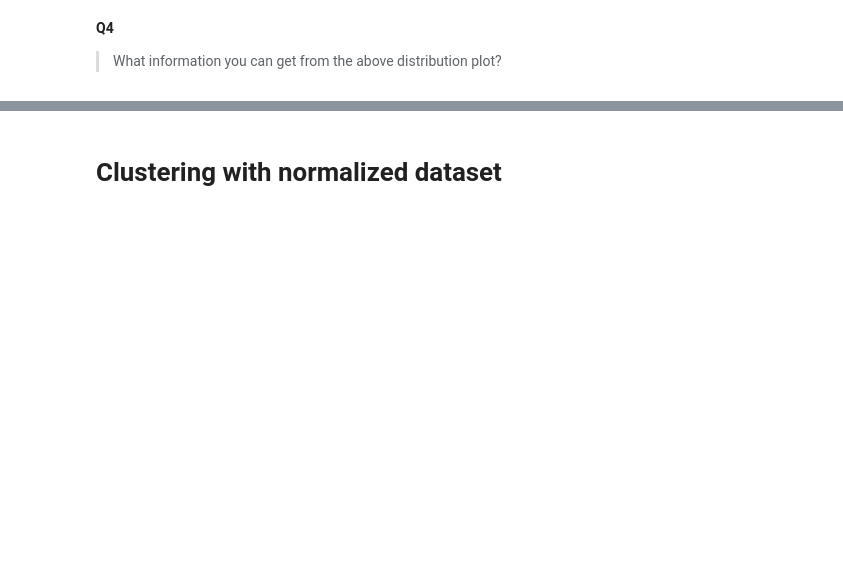
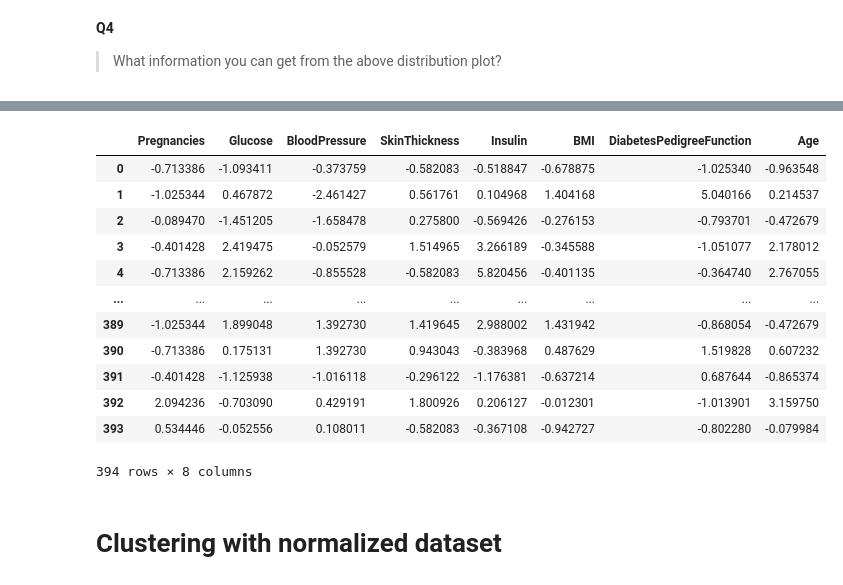
Before and after one commit to thilinib/CBM101, a Jupyter notebook: E_Macine_Learning/2_clustering_diabetes.ipynb, the cells around one changed output, grey strips where cells are left out. Drawn from its saved outputs; the diff is of its cells as text; code cells hidden in the pictures; blank space fills up the shorter version.

```diff
--- a/E_Macine_Learning/2_clustering_diabetes.ipynb
+++ b/E_Macine_Learning/2_clustering_diabetes.ipynb
@@ -117,3 +297,20 @@ s = setup(df, normalize=True, ignore_features='Outcome')
+# %%
+# get X_transformed
+get_config('X_transformed')
+# %% [output]
+|  | Pregnancies | Glucose | BloodPressure | SkinThickness | Insulin | BMI | DiabetesPedigreeFunction | Age |
+| 0 | -0.713386 | -1.093411 | -0.373759 | -0.582083 | -0.518847 | -0.678875 | -1.025340 | -0.963548 |
+| 1 | -1.025344 | 0.467872 | -2.461427 | 0.561761 | 0.104968 | 1.404168 | 5.040166 | 0.214537 |
+| 2 | -0.089470 | -1.451205 | -1.658478 | 0.275800 | -0.569426 | -0.276153 | -0.793701 | -0.472679 |
+| 3 | -0.401428 | 2.419475 | -0.052579 | 1.514965 | 3.266189 | -0.345588 | -1.051077 | 2.178012 |
+| 4 | -0.713386 | 2.159262 | -0.855528 | -0.582083 | 5.820456 | -0.401135 | -0.364740 | 2.767055 |
+| ... | ... | ... | ... | ... | ... | ... | ... | ... |
+| 389 | -1.025344 | 1.899048 | 1.392730 | 1.419645 | 2.988002 | 1.431942 | -0.868054 | -0.472679 |
+| 390 | -0.713386 | 0.175131 | 1.392730 | 0.943043 | -0.383968 | 0.487629 | 1.519828 | 0.607232 |
+| 391 | -0.401428 | -1.125938 | -1.016118 | -0.296122 | -1.176381 | -0.637214 | 0.687644 | -0.865374 |
+| 392 | 2.094236 | -0.703090 | 0.429191 | 1.800926 | 0.206127 | -0.012301 | -1.013901 | 3.159750 |
+| 393 | 0.534446 | -0.052556 | 0.108011 | -0.582083 | -0.367108 | -0.942727 | -0.802280 | -0.079984 |
+394 rows × 8 columns
 # %% [markdown]
 # Clustering with normalized dataset
 # %%
```
Also changed, not shown: parts of 49 cells of this notebook.
